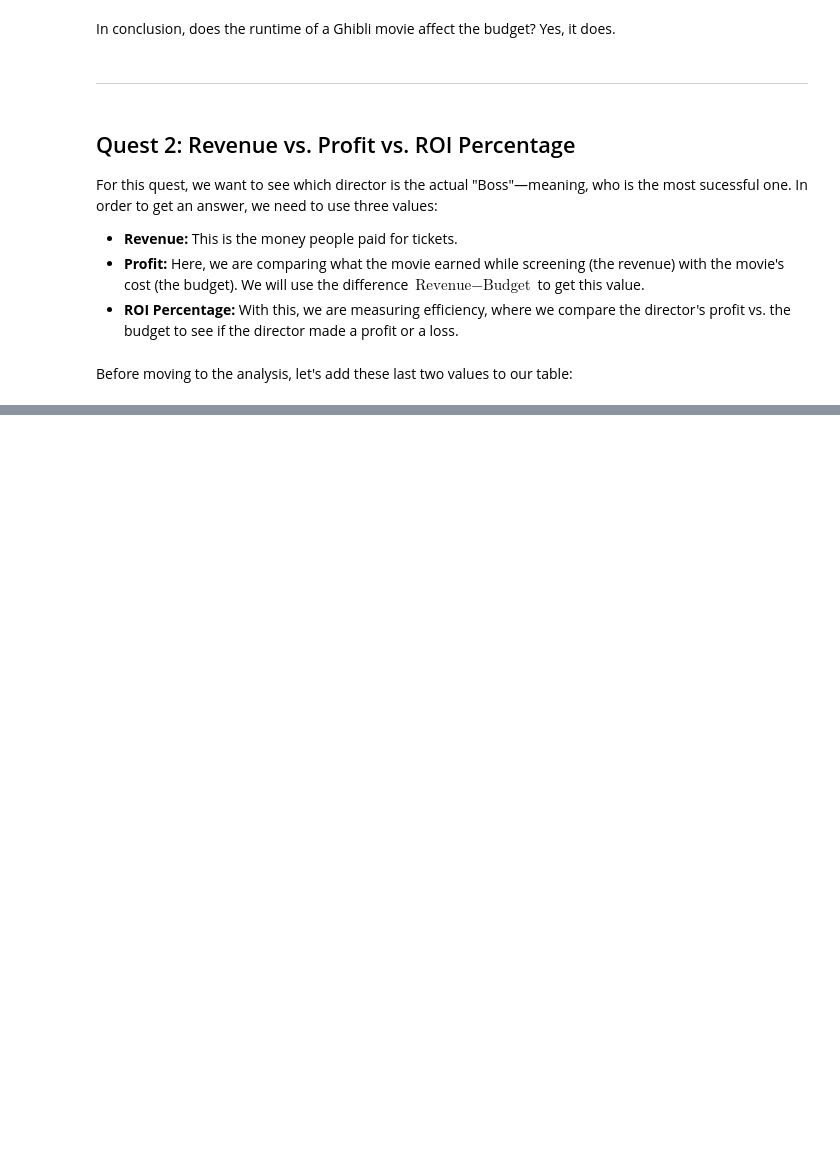
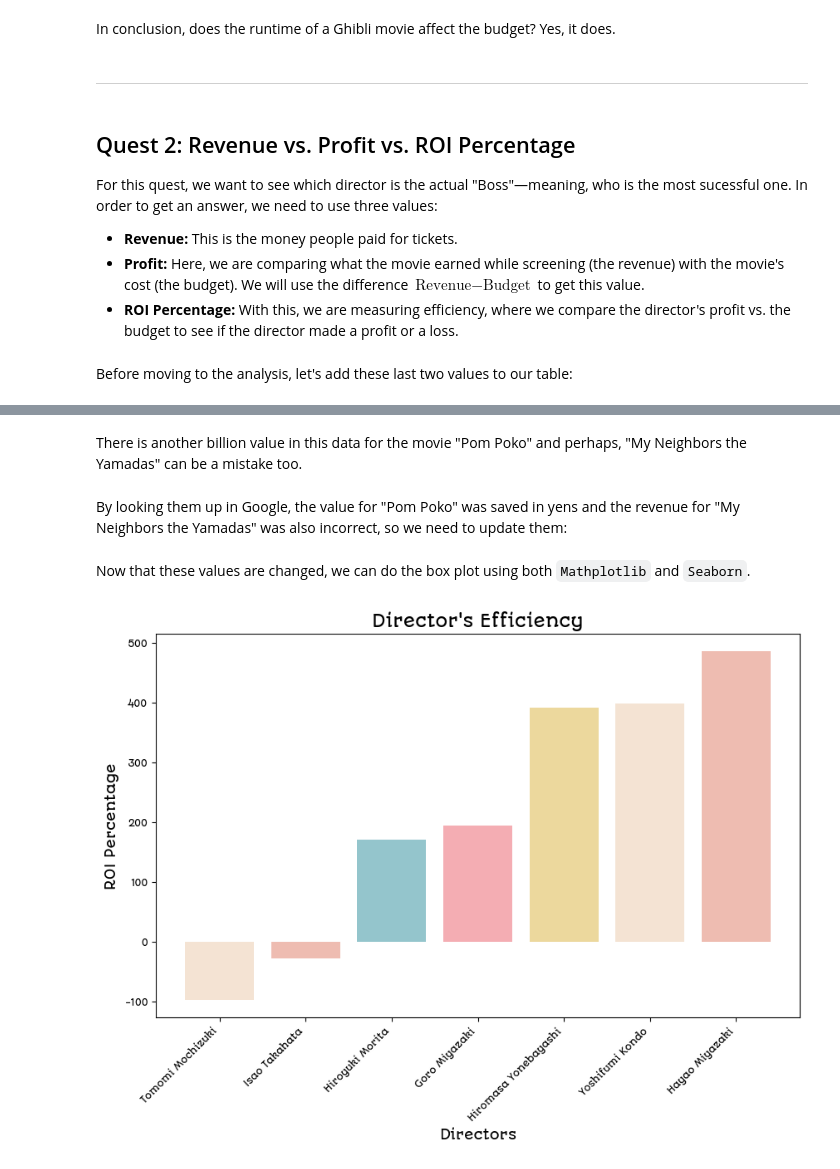
Before and after one commit to sarahi-capi/ghibli-data-analysis, a Jupyter notebook: notebooks/02_exploratory_data_analysis.ipynb, the cells around one changed output, grey strips where cells are left out. Cells and saved outputs as stored; diff of their text form; code cells hidden in the pictures; blank space fills up the shorter version.

Commit message:
Plotting results for analysis

```diff
--- a/notebooks/02_exploratory_data_analysis.ipynb
+++ b/notebooks/02_exploratory_data_analysis.ipynb
@@ -246,0 +269,38 @@ studio_ghibli.head()
+# %% [markdown]
+There is another billion value in this data for the movie "Pom Poko" and perhaps, "My Neighbors the Yamadas" can be a mistake too.
+# %% [markdown]
+By looking them up in Google, the value for "Pom Poko" was saved in yens and the revenue for "My Neighbors the Yamadas" was also incorrect, so we need to update them:
+# %%
+studio_ghibli.loc[studio_ghibli["Name"] == "My Neighbors the Yamadas", ["Revenue"]] = 11900000
+studio_ghibli.loc[studio_ghibli["Name"] == "Pom Poko", ["Revenue"]] = 26300000
+studio_ghibli.loc[studio_ghibli["Director"] == "Isao Takahata", ["Name", "Revenue"]]
+
+# Updating the Profit and ROI percentage
+studio_ghibli["Profit"] = studio_ghibli["Revenue"] - studio_ghibli["Budget"]
+studio_ghibli["ROI Percentage"] = (studio_ghibli["Profit"] / studio_ghibli["Budget"]) * 100
+director_roi = studio_ghibli.groupby("Director")["ROI Percentage"].mean().sort_values(ascending = True)
+# %% [markdown]
+Now that these values are changed, we can do the box plot using both `Mathplotlib` and `Seaborn`.
+# %%
+# Bar Plot for each director with mathplotlib
+plt.figure(figsize = (10,6))
+
+plt.bar(director_roi.index.to_list(), director_roi,
+       color = palette)
+
+plt.title("Director's Efficiency",
+          fontproperties = plot_font,
+          fontsize = 15)
+plt.ylabel("ROI Percentage",
+           fontproperties = plot_font,
+           fontsize = 12)
+plt.xlabel("Directors",
+           fontproperties = plot_font,
+           fontsize = 12)
+plt.xticks(rotation = 45, ha = "right",
+           fontproperties = plot_font, fontsize = 8)
+plt.yticks(fontproperties = plot_font, fontsize = 8)
+
+plt.show()
+# %% [output]
+[figure, added]
```
Also changed, not shown: parts of 10 cells of this notebook, 2 other files.
